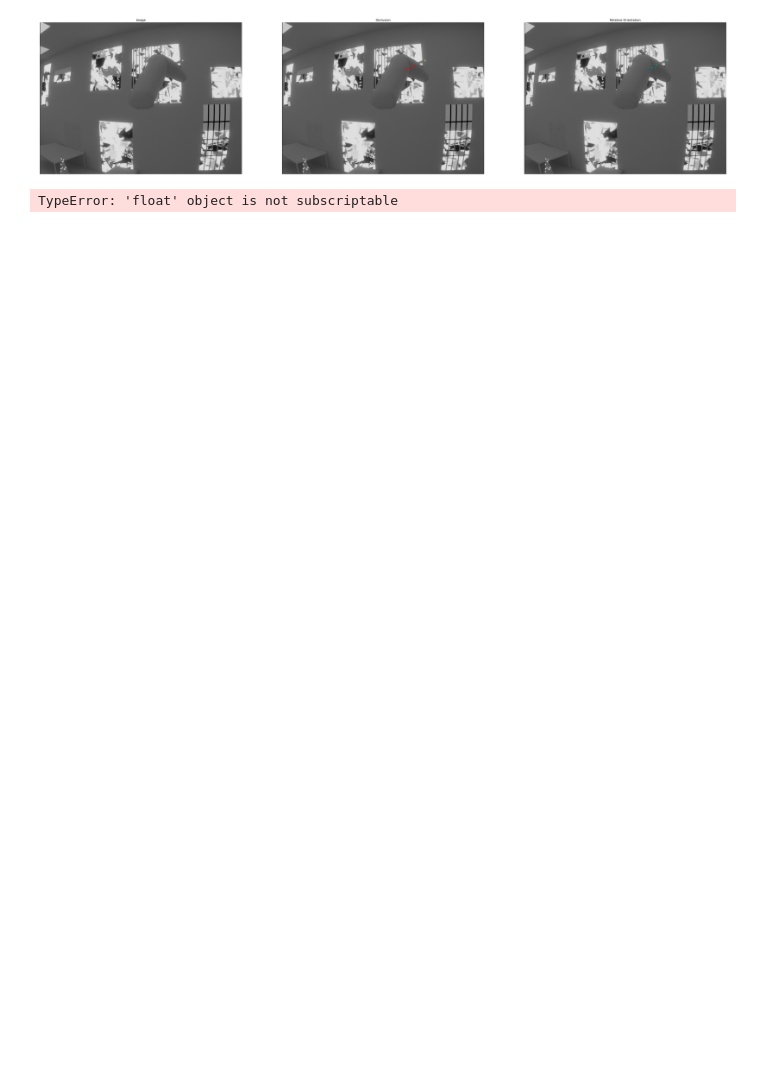
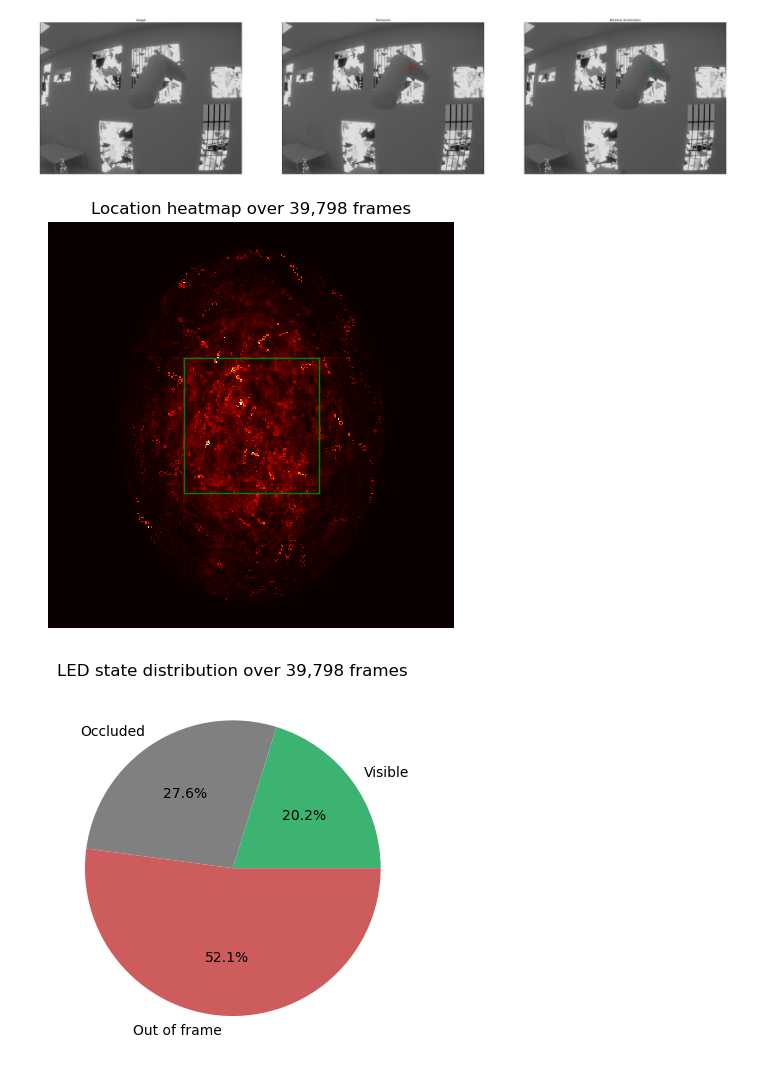
Before and after one commit to ArnaudPoletto/logitech-blender-stylus, a Jupyter notebook: notebooks/led_location_analysis.ipynb, the cells around one changed output. Saved outputs shown, nothing was run; the diff lists cells and outputs as text; code cells hidden in the pictures; blank space fills up the shorter version.

```diff
--- a/notebooks/led_location_analysis.ipynb
+++ b/notebooks/led_location_analysis.ipynb
@@ -152,48 +154,55 @@ def led_data_iterator(show_progress=False):
             yield led_data
 # %%
-location_heatmap = np.zeros((HEATMAP_WIDTH, HEATMAP_HEIGHT))
+out_of_frame_margins = 1
+location_heatmap = np.zeros((HEATMAP_WIDTH * (1 + 2 * out_of_frame_margins), HEATMAP_HEIGHT * (1 + 2 * out_of_frame_margins)), dtype=np.uint8)
 n_visible_leds = 0
 n_occluded_leds = 0
 n_out_of_frame_leds = 0
 n_total_leds = 0
 n_frames = 0
 for led_data in led_data_iterator(show_progress=True):
-    u = int(led_data["u"])
-    v = int(led_data["v"])
-    x = int(led_data["u"] * HEATMAP_WIDTH)
-    y = int(led_data["v"] * HEATMAP_HEIGHT)
+    u = led_data["u"]
+    v = led_data["v"]
+    x = int(led_data["u"] * HEATMAP_WIDTH) + HEATMAP_WIDTH * out_of_frame_margins
+    y = int(led_data["v"] * HEATMAP_HEIGHT) + HEATMAP_HEIGHT * out_of_frame_margins
     occluded = led_data["is_occluded"]
 
-    out_of_frame = u < 0 or u >= 1 or v < 0 or v >= 1
+    out_of_heatmap_frame = u < -out_of_frame_margins or u > 1 + out_of_frame_margins or v < -out_of_frame_margins or v > 1 + out_of_frame_margins
+    out_of_frame = u < 0 or u > 1 or v < 0 or v > 1
 
-    if not out_of_frame:
+    if not out_of_heatmap_frame:
         location_heatmap[y, x] += 1
     n_occluded_leds += int(occluded and not out_of_frame)
     n_visible_leds += int(not occluded and not out_of_frame)
     n_out_of_frame_leds += int(out_of_frame)
     n_total_leds += 1
 
 percentage_visible_leds = n_visible_leds / n_total_leds * 100
 percentage_occluded_leds = n_occluded_leds / n_total_leds * 100
 percentage_out_of_frame_leds = n_out_of_frame_leds / n_total_leds * 100
 
 n_frames = sum(1 for _ in frame_data_iterator())
 
 # Location heatmap
 plt.figure()
 plt.title(f"Location heatmap over {n_frames:,} frames")
 plt.imshow(location_heatmap, cmap="hot", interpolation="nearest")
 plt.tight_layout()
 plt.axis("off")
+plt.plot([HEATMAP_WIDTH * out_of_frame_margins, HEATMAP_WIDTH * (1 + out_of_frame_margins)], [HEATMAP_HEIGHT * out_of_frame_margins, HEATMAP_HEIGHT * out_of_frame_margins], color="green", linewidth=1)
+plt.plot([HEATMAP_WIDTH * out_of_frame_margins, HEATMAP_WIDTH * (1 + out_of_frame_margins)], [HEATMAP_HEIGHT * (1 + out_of_frame_margins), HEATMAP_HEIGHT * (1 + out_of_frame_margins)], color="green", linewidth=1)
+plt.plot([HEATMAP_WIDTH * out_of_frame_margins, HEATMAP_WIDTH * out_of_frame_margins], [HEATMAP_HEIGHT * out_of_frame_margins, HEATMAP_HEIGHT * (1 + out_of_frame_margins)], color="green", linewidth=1)
+plt.plot([HEATMAP_WIDTH * (1 + out_of_frame_margins), HEATMAP_WIDTH * (1 + out_of_frame_margins)], [HEATMAP_HEIGHT * out_of_frame_margins, HEATMAP_HEIGHT * (1 + out_of_frame_margins)], color="green", linewidth=1)
 plt.show()
 
 # LED type pie chart
 plt.figure()
 plt.title(f"LED state distribution over {n_frames:,} frames")
 plt.pie([n_visible_leds, n_occluded_leds, n_out_of_frame_leds], labels=["Visible", "Occluded", "Out of frame"], autopct="%1.1f%%", colors=["mediumseagreen", "gray", "indianred"])
 plt.show()
 # %% [output]
-TypeError: 'float' object is not subscriptable
+[figure, added]
+[figure, added]
 # %%
 distances = []
 stylus_relative_orientations = []
```
Also changed, not shown: parts of 4 cells of this notebook.
